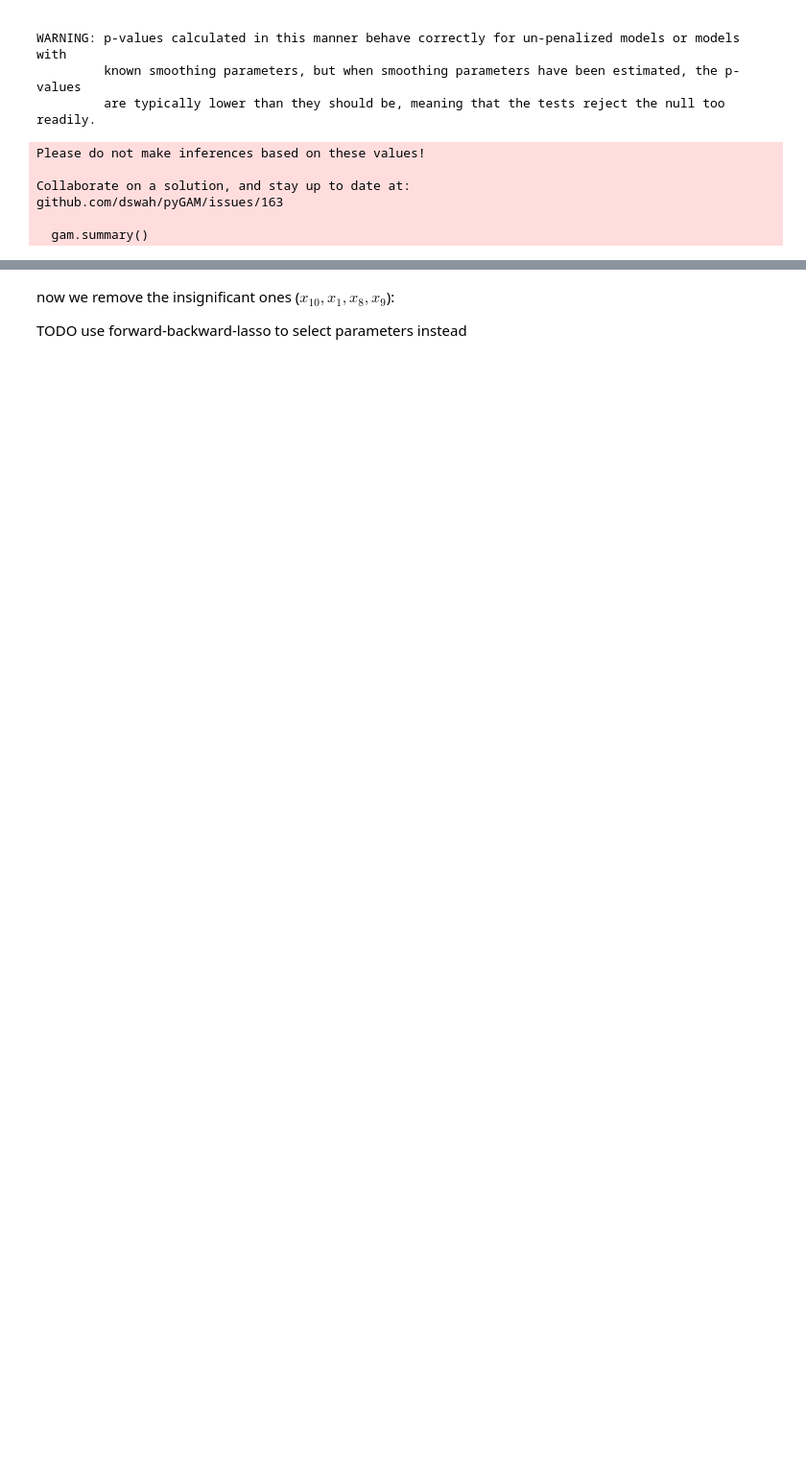
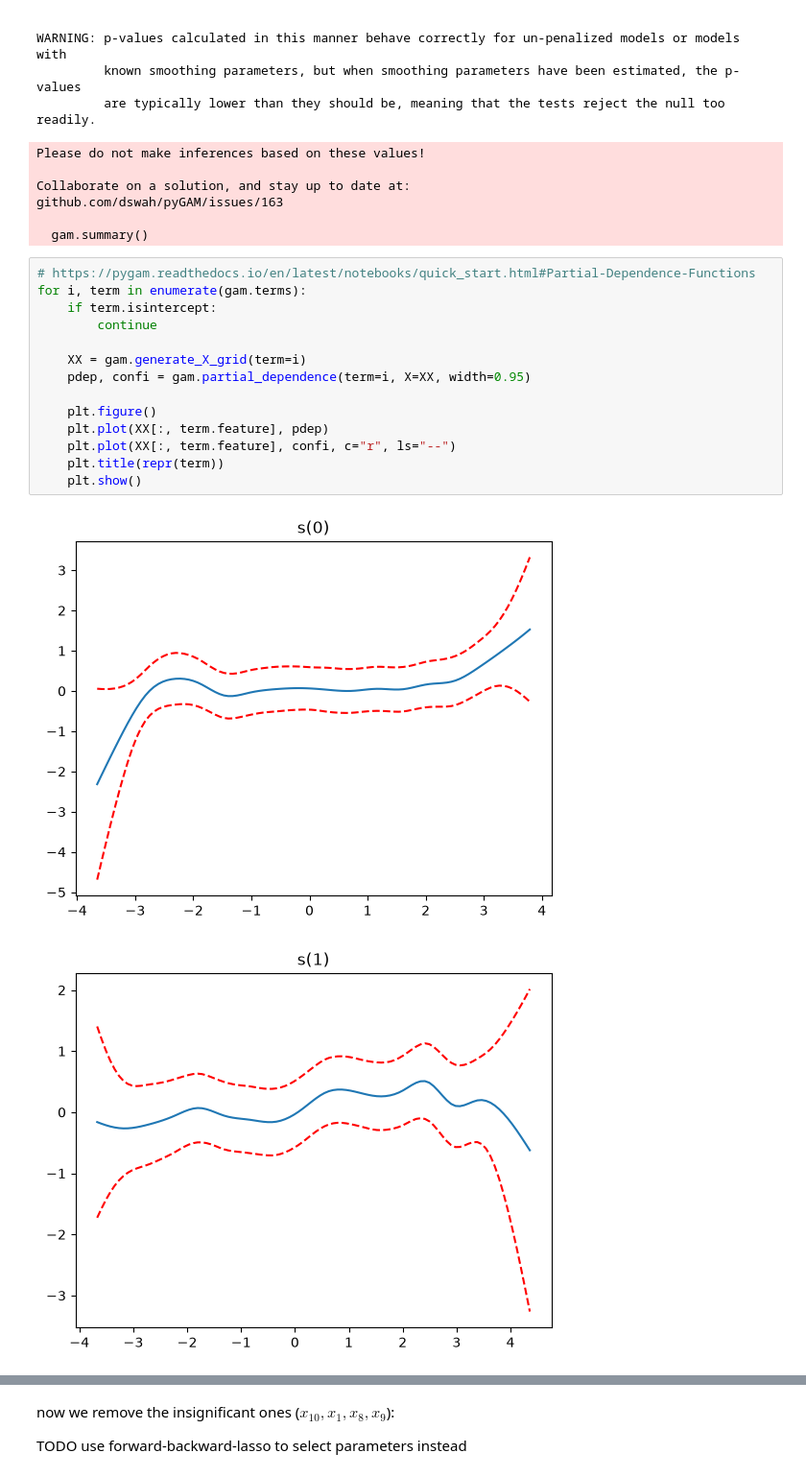
Before and after one commit to CrepeGoat/CU-2026F-STAT5610-kaggle-project, a Jupyter notebook: code/model4_gam_binomial.ipynb, the cells around one changed output, grey strips where cells are left out. Shown at 96% size. Drawn from its saved outputs; the diff is of its cells as text; blank space fills up the shorter version.

```diff
--- a/code/model4_gam_binomial.ipynb
+++ b/code/model4_gam_binomial.ipynb
@@ -75,3 +87,20 @@ Collaborate on a solution, and stay up to date at:
 github.com/dswah/pyGAM/issues/163
 
   gam.summary()
+# %%
+# https://pygam.readthedocs.io/en/latest/notebooks/quick_start.html#Partial-Dependence-Functions
+for i, term in enumerate(gam.terms):
+    if term.isintercept:
+        continue
+
+    XX = gam.generate_X_grid(term=i)
+    pdep, confi = gam.partial_dependence(term=i, X=XX, width=0.95)
+
+    plt.figure()
+    plt.plot(XX[:, term.feature], pdep)
+    plt.plot(XX[:, term.feature], confi, c="r", ls="--")
+    plt.title(repr(term))
+    plt.show()
+# %% [output]
+[figure, added]
+[figure, added]
```
Also changed, not shown: parts of 6 cells of this notebook.
